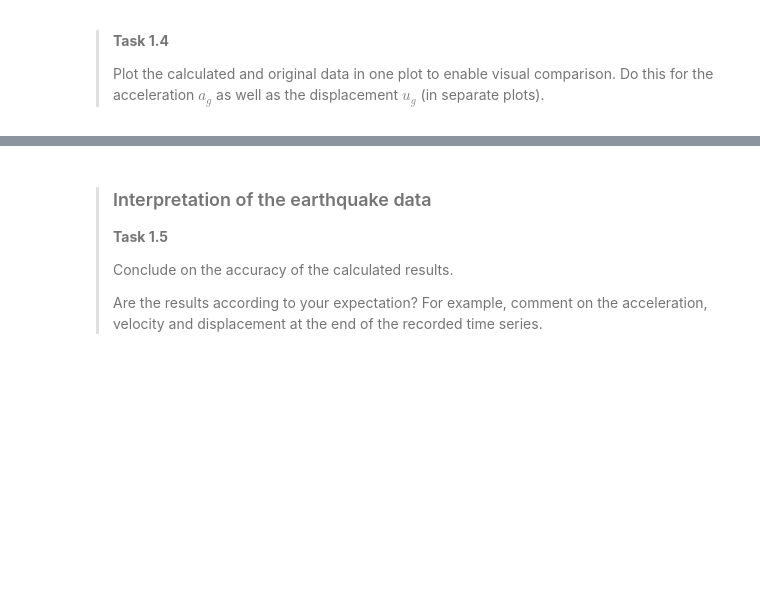
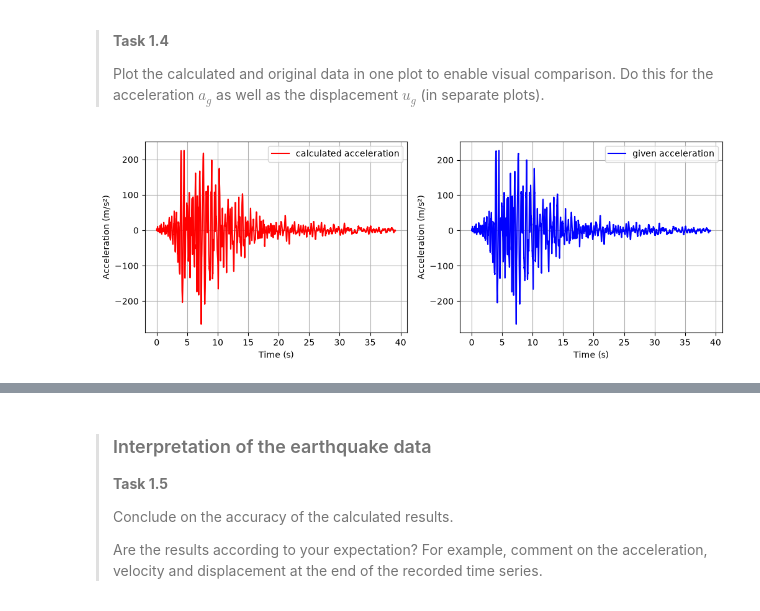
Before and after one commit to LeoLoze/MUDE-2026_GA1_2, a Jupyter notebook: GA_1_2/1Ddynamics.ipynb, the cells around one changed output, grey strips where cells are left out. Cells and saved outputs as stored; diff of their text form; code cells hidden in the pictures; blank space fills up the shorter version.

```diff
--- a/GA_1_2/1Ddynamics.ipynb
+++ b/GA_1_2/1Ddynamics.ipynb
@@ -120,0 +117,3 @@ array([-1.194, -1.18 , -1.177, ...,  0.401,  0.398,  0.393], shape=(7826,))
+# %%
+ag_t=(vg[1:]-vg[:-1])/dt
+print(ag_t)
@@ -164,0 +152,20 @@ plt.show()
+# %%
+# Plotting ground acceleration
+
+plt.figure(figsize=(12, 4))
+plt.subplot(1, 2, 1)
+plt.plot(t[:-1], ag_t, label="calculated acceleration", color="red")
+plt.xlabel("Time (s)")
+plt.ylabel("Acceleration (m/s²)")
+plt.legend()
+plt.grid(True)
+
+plt.subplot(1, 2, 2)
+plt.plot(t, ag, label="given acceleration", color="blue")
+plt.xlabel("Time (s)")
+plt.ylabel("Acceleration (m/s²)")
+plt.legend()
+plt.grid(True)
+plt.show()
+# %% [output]
+[figure, added]
```
Also changed, not shown: parts of 7 cells of this notebook.
